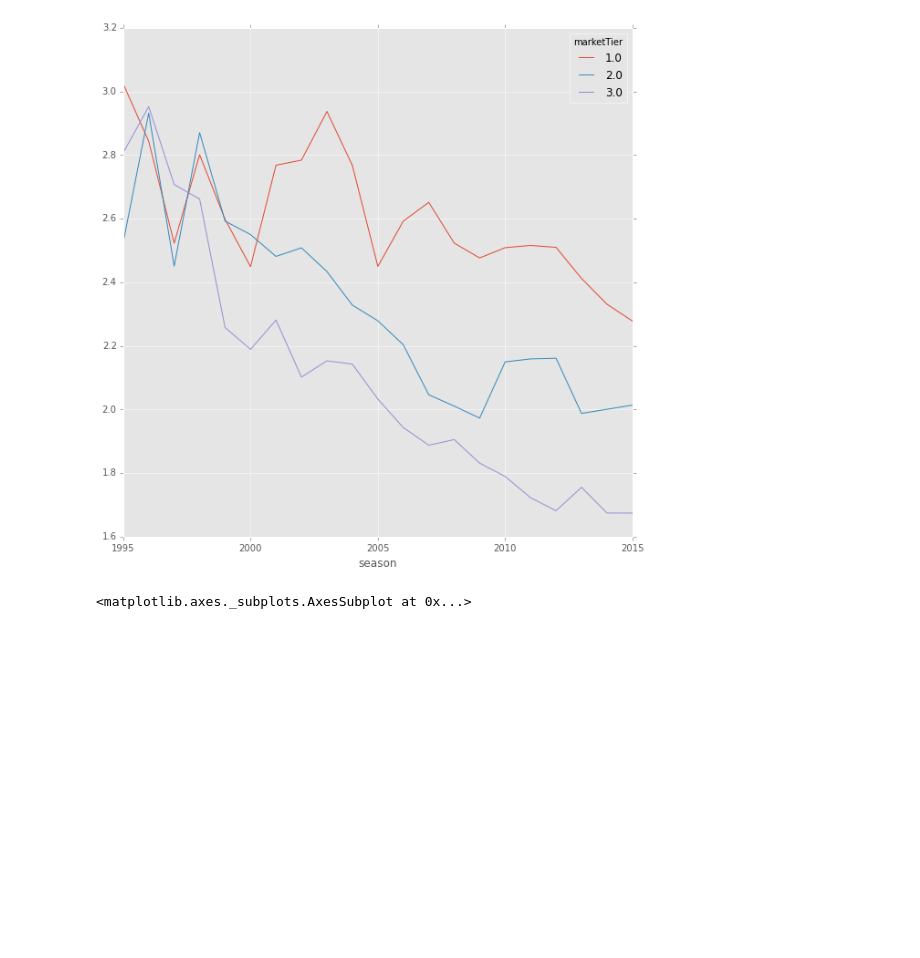
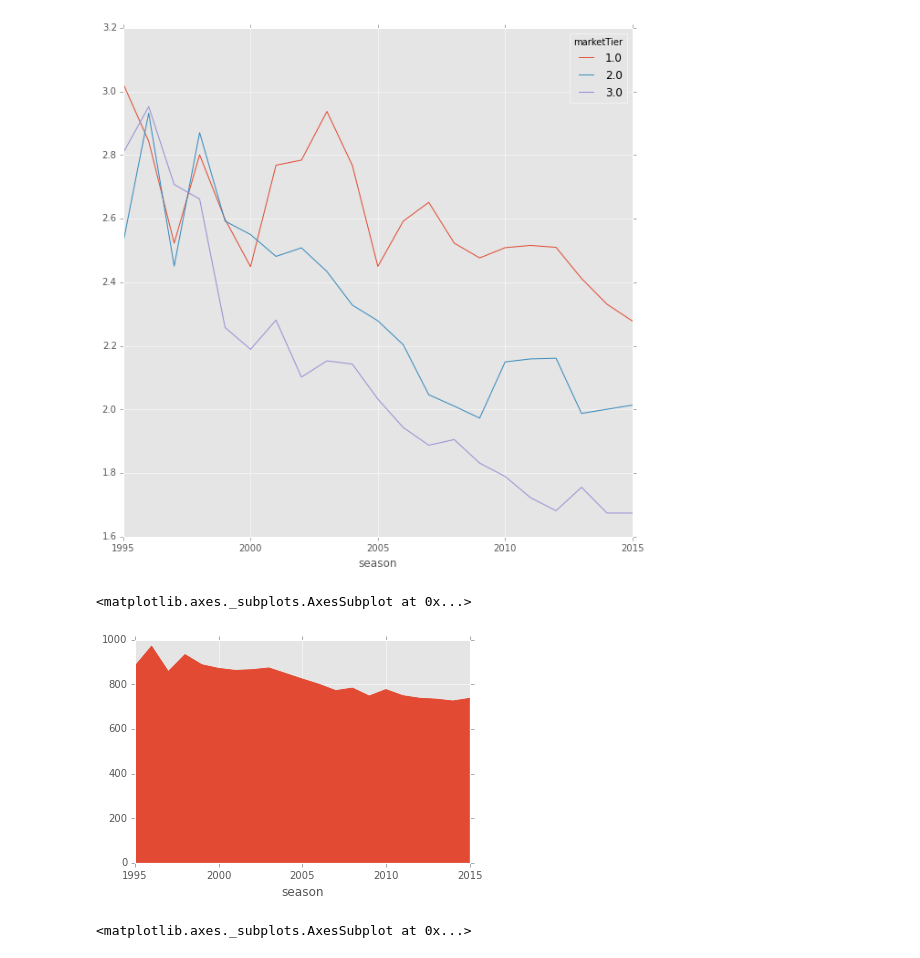
Before and after one commit to kebuhcah/soccer-history, a Jupyter notebook: notebooks/contract_length.ipynb, the cells around one changed output. Drawn from its saved outputs; the diff is of its cells as text; code cells hidden in the pictures; blank space fills up the shorter version.

```diff
--- a/notebooks/contract_length.ipynb
+++ b/notebooks/contract_length.ipynb
@@ -14,6 +14,14 @@ ss=s.groupby(['season','marketTier'])['durationWithLoans']
 # %% [output]
 <matplotlib.axes._subplots.AxesSubplot at 0x...>
 [figure]
+# %%
+t=nonloans
+leagueList
+s=t[(t.season>1994)&(t.fromCountry.isin(uefa))&(t.duration>0)&(t.fromLeague.isin(leagueList))&(~t.fromLeague.isin(['GB1','IT1','FR1','L1','ES1']))]
+s.groupby('season').mean()['duration'].plot.area()
+# %% [output]
+<matplotlib.axes._subplots.AxesSubplot at 0x...>
+[figure, added]
 # %%
 s=transfers[(transfers.age>23)&(transfers.season>1994)&(transfers.fromCountry.isin(uefa))&(transfers.duration>0)]
 s=s.merge(countryInfo[['marketTier']],right_index=True,left_on='fromCountry',how='left')
```
Also changed, not shown: parts of 6 cells of this notebook, 5 other files.
